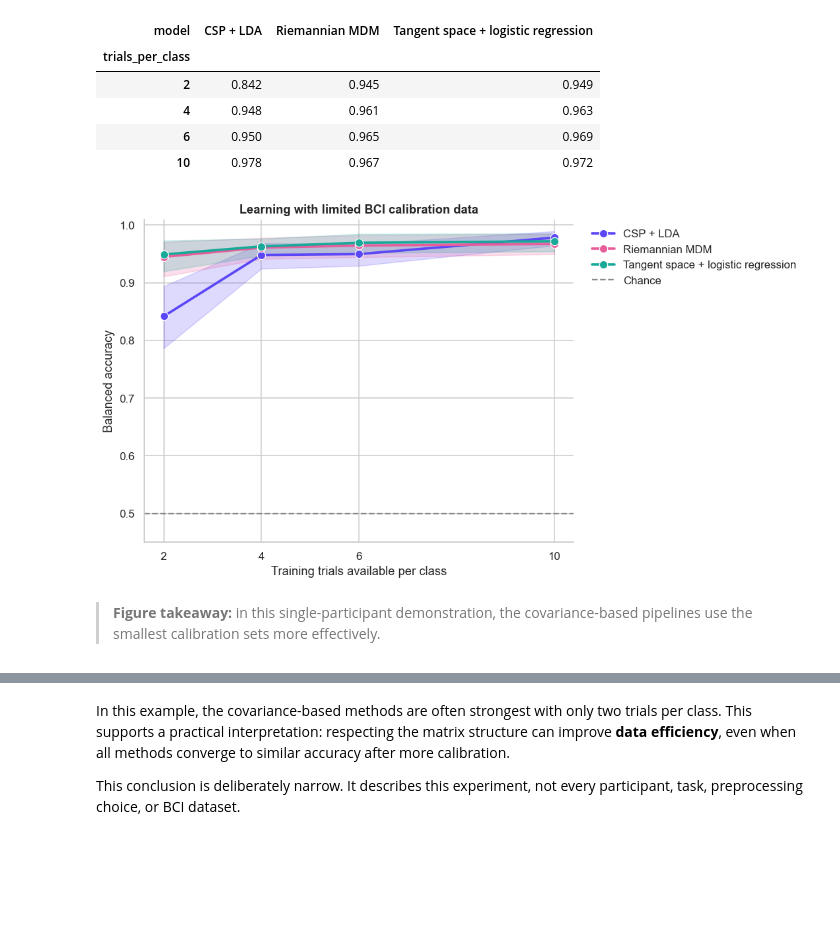
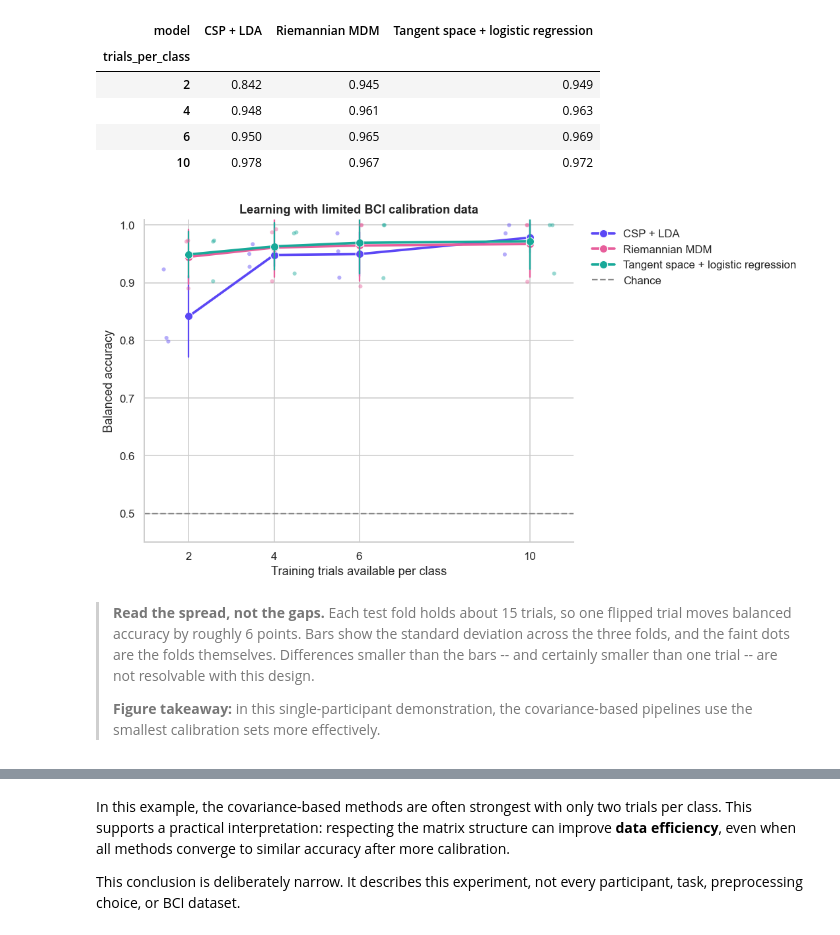
Before and after one commit to Itamar-Avitan/curved-spaces-brain-signals, a Jupyter notebook: public/downloads/01_riemannian_eeg_motor_imagery.ipynb, the cells around one changed output, grey strips where cells are left out. Drawn from its saved outputs; the diff is of its cells as text; code cells hidden in the pictures; blank space fills up the shorter version.

```diff
--- a/public/downloads/01_riemannian_eeg_motor_imagery.ipynb
+++ b/public/downloads/01_riemannian_eeg_motor_imagery.ipynb
@@ -1365,37 +1448,71 @@ display(
 # %%
 # Purpose: Plot how performance changes with available calibration trials.
 
+# Average the repeats within each fold FIRST. Repeats share a test set,
+# so treating all 30 as independent (seaborn's default 95% CI over the
+# raw rows) produces a band far tighter than the design supports.
+fold_means = (
+    low_data_scores.groupby(["model", "trials_per_class", "fold"])[
+        "balanced_accuracy"
+    ]
+    .mean()
+    .reset_index()
+)
+
 fig, axis = plt.subplots(figsize=(10, 5.5))
 sns.lineplot(
-    data=low_data_scores,
+    data=fold_means,
     x="trials_per_class",
     y="balanced_accuracy",
     hue="model",
     marker="o",
     linewidth=2.4,
     markersize=8,
-    errorbar=("ci", 95),
+    errorbar="sd",
+    err_style="bars",
+    ax=axis,
+)
+# Show the three fold means themselves; with n=3 the spread is the
+# honest picture and a smooth confidence band is not.
+sns.stripplot(
+    data=fold_means,
+    x="trials_per_class",
+    y="balanced_accuracy",
+    hue="model",
+    dodge=True,
+    alpha=0.45,
+    size=4,
+    legend=False,
+    native_scale=True,
     ax=axis,
 )
 axis.axhline(0.5, color="#888", linestyle="--", label="Chance")
 axis.set(
     xticks=[2, 4, 6, 10],
     ylim=(0.45, 1.01),
     xlabel="Training trials available per class",
     ylabel="Balanced accuracy",
     title="Learning with limited BCI calibration data",
 )
 axis.legend(bbox_to_anchor=(1.02, 1), loc="upper left", frameon=False)
 fig.tight_layout()
 fig.savefig(FIGURE_PATH / "low-calibration-performance.png", bbox_inches="tight")
 plt.show()
 display(Markdown(
+    "> **Read the spread, not the gaps.** Each test fold holds about 15 "
+    "trials, so one flipped trial moves balanced accuracy by roughly "
+    "6 points. Bars show the standard deviation across the three folds, "
+    "and the faint dots are the folds themselves. Differences smaller "
+    "than the bars -- and certainly smaller than one trial -- are not "
+    "resolvable with this design.\n>\n"
     "> **Figure takeaway:** in this single-participant demonstration, "
     "the covariance-based pipelines use the smallest calibration sets "
     "more effectively."
 ))
 # %% [output]
-[figure, old version]
+[figure, new version]
+> **Read the spread, not the gaps.** Each test fold holds about 15 trials, so one flipped trial moves balanced accuracy by roughly 6 points. Bars show the standard deviation across the three folds, and the faint dots are the folds themselves. Differences smaller than the bars -- and certainly smaller than one trial -- are not resolvable with this design.
+>
 > **Figure takeaway:** in this single-participant demonstration, the covariance-based pipelines use the smallest calibration sets more effectively.
 # %%
 # Purpose: Repeat the geometry contrast in the low-calibration regime.
```
Also changed, not shown: parts of 3 cells of this notebook, 3 other files.
